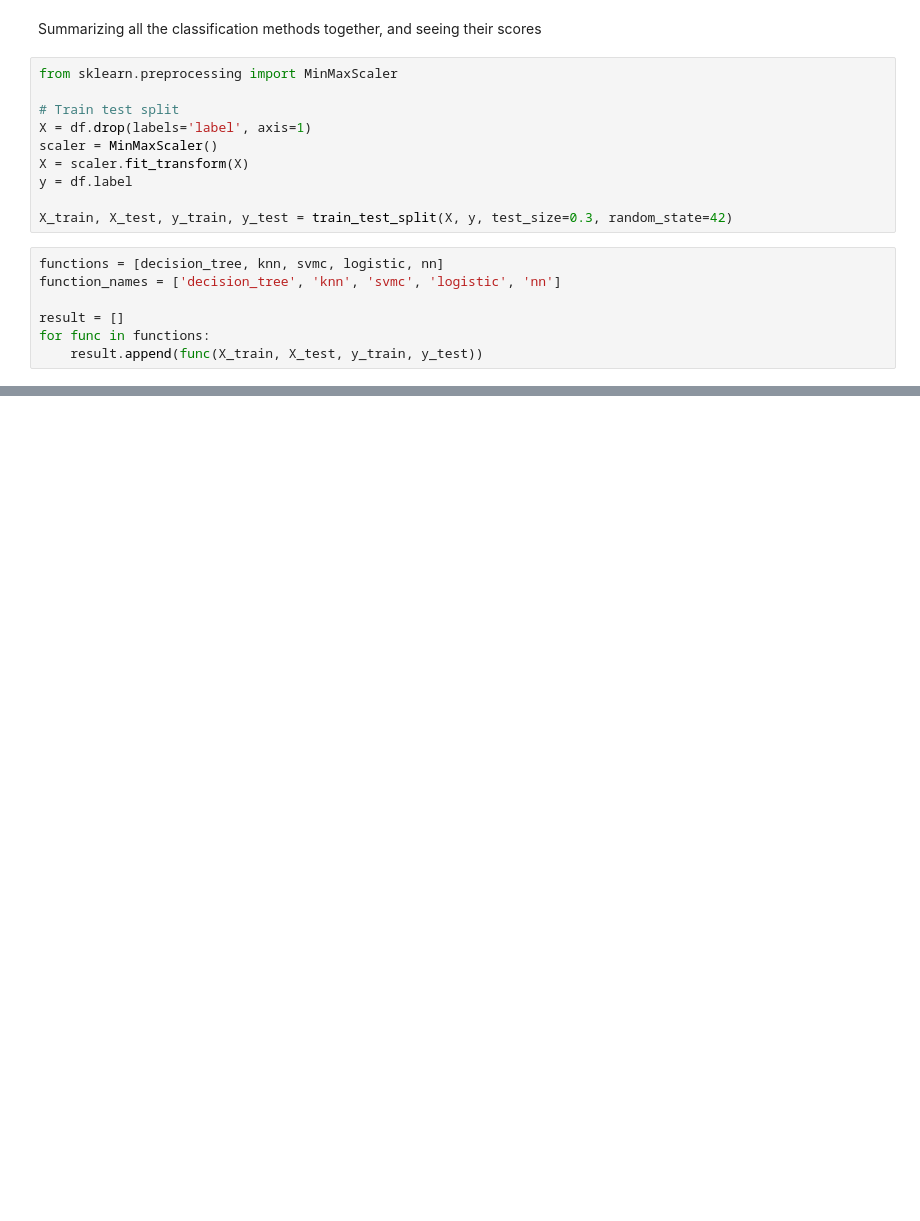
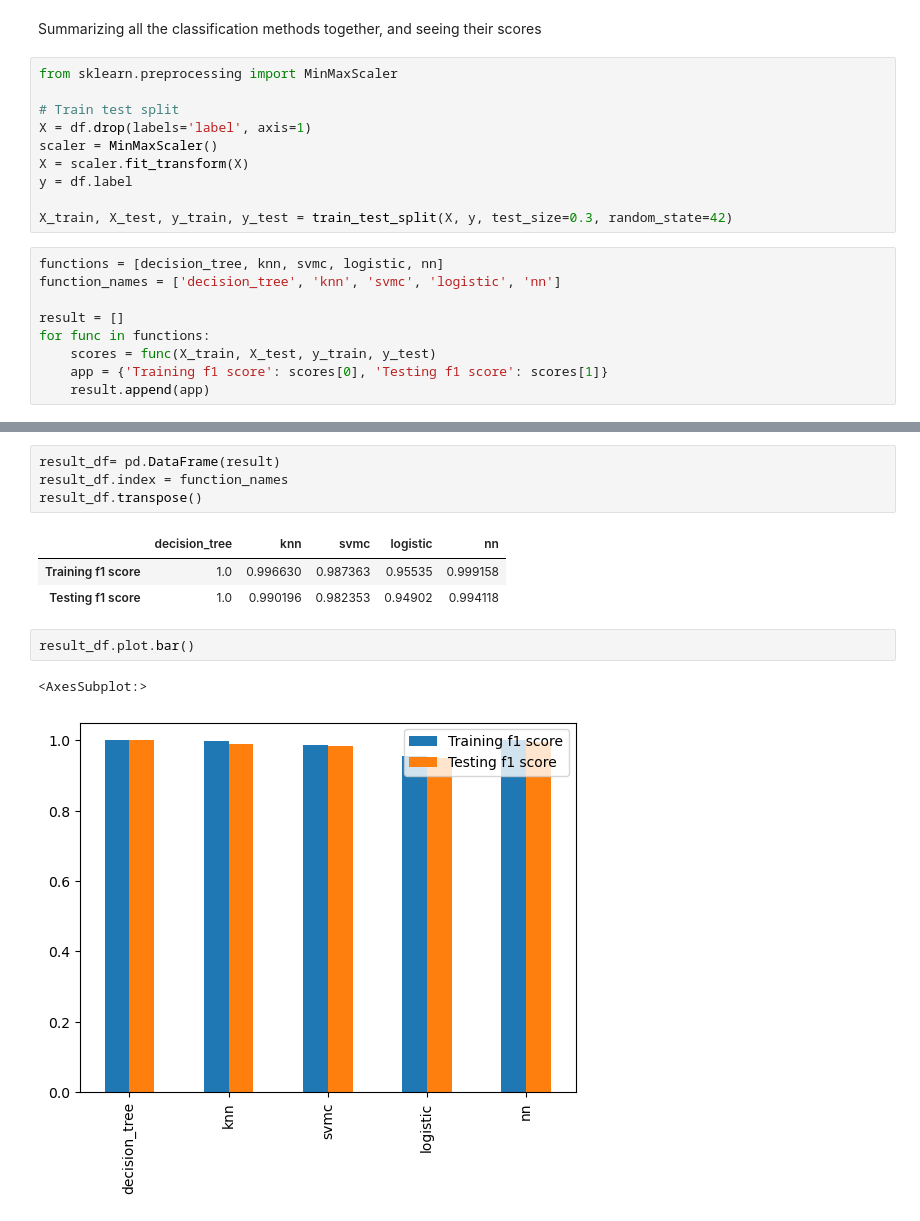
Before and after one commit to michael3770/Udacity-Data-Science-Nanodegree-Projects, a Jupyter notebook: Data Science Blog Post/crop_recommend.ipynb, the cells around one changed output, grey strips where cells are left out. Drawn from its saved outputs; the diff is of its cells as text; blank space fills up the shorter version.

```diff
--- a/Data Science Blog Post/crop_recommend.ipynb
+++ b/Data Science Blog Post/crop_recommend.ipynb
@@ -144,4 +164,6 @@ function_names = ['decision_tree', 'knn', 'svmc', 'logistic', 'nn']
 
 result = []
 for func in functions:
-    result.append(func(X_train, X_test, y_train, y_test))
+    scores = func(X_train, X_test, y_train, y_test)
+    app = {'Training f1 score': scores[0], 'Testing f1 score': scores[1]}
+    result.append(app)
@@ -152,0 +188,13 @@ import
+# %%
+result_df= pd.DataFrame(result)
+result_df.index = function_names
+result_df.transpose()
+# %% [output]
+|  | decision_tree | knn | svmc | logistic | nn |
+| Training f1 score | 1.0 | 0.996630 | 0.987363 | 0.95535 | 0.999158 |
+| Testing f1 score | 1.0 | 0.990196 | 0.982353 | 0.94902 | 0.994118 |
+# %%
+result_df.plot.bar()
+# %% [output]
+<AxesSubplot:>
+[figure, added]
```
Also changed, not shown: parts of 4 cells of this notebook, 11 other files.
